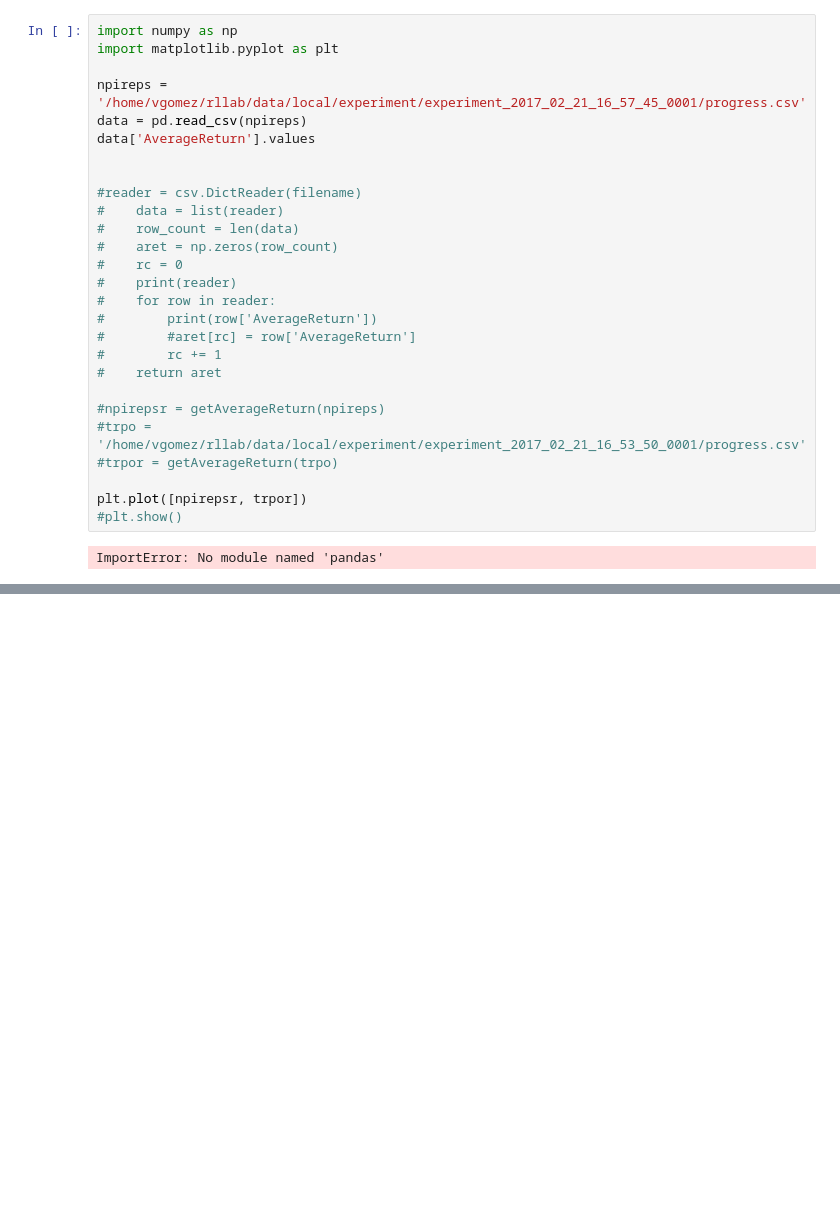
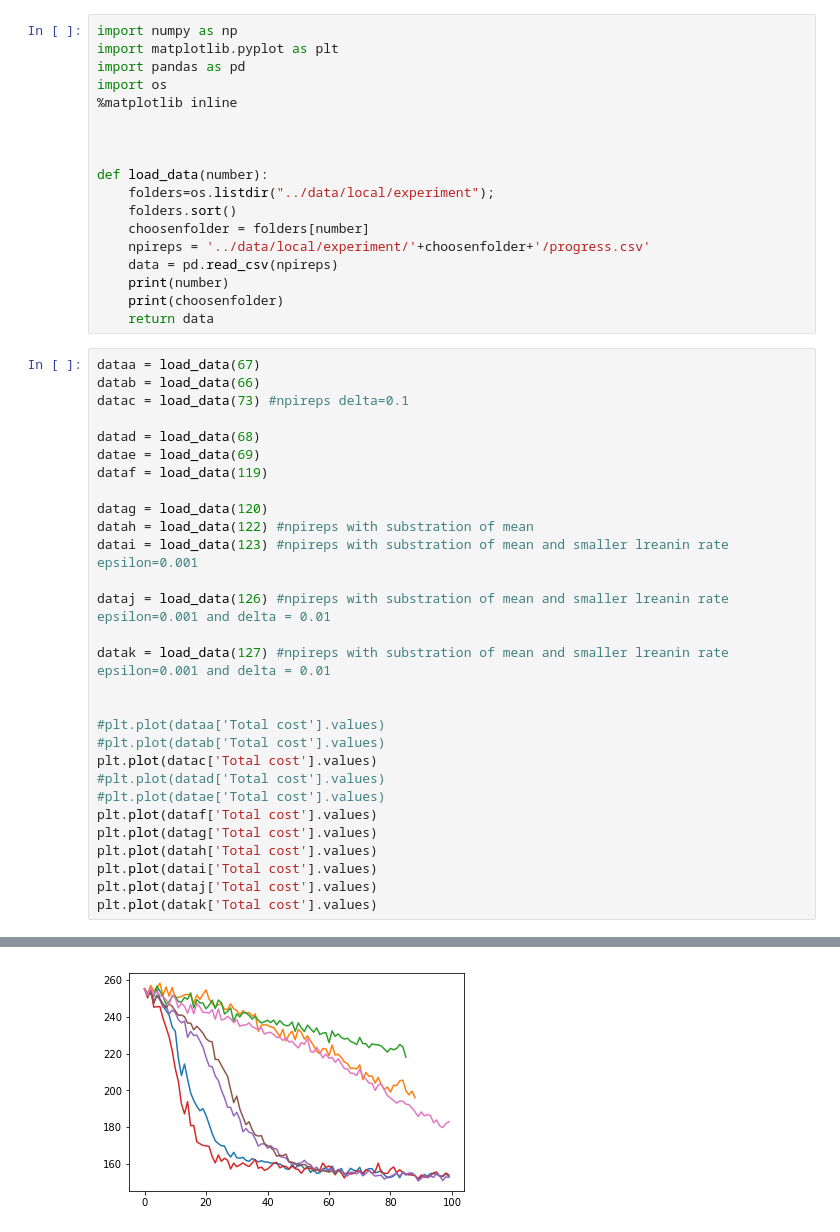
Before and after one commit to aig-upf/rllab, a Jupyter notebook: examples/plot_results.ipynb, the cells around one changed output, grey strips where cells are left out. Saved outputs shown, nothing was run; the diff lists cells and outputs as text; blank space fills up the shorter version.

```diff
--- a/examples/plot_results.ipynb
+++ b/examples/plot_results.ipynb
@@ -31,29 +1,48 @@ print(z.shape)
-# %%
-import numpy as np
-import matplotlib.pyplot as plt
-
-npireps = '/home/vgomez/rllab/data/local/experiment/experiment_2017_02_21_16_57_45_0001/progress.csv'
-data = pd.read_csv(npireps)
-data['AverageReturn'].values
-
-
-#reader = csv.DictReader(filename)
-#    data = list(reader)
-#    row_count = len(data)
-#    aret = np.zeros(row_count)
-#    rc = 0
-#    print(reader)
-#    for row in reader:
-#        print(row['AverageReturn'])
-#        #aret[rc] = row['AverageReturn']
-#        rc += 1
-#    return aret
-
-#npirepsr = getAverageReturn(npireps)
-#trpo = '/home/vgomez/rllab/data/local/experiment/experiment_2017_02_21_16_53_50_0001/progress.csv'
-#trpor = getAverageReturn(trpo)
-
-plt.plot([npirepsr, trpor])
-#plt.show()
-# %% [output]
-ImportError: No module named 'pandas'
+# %%
+import numpy as np
+import matplotlib.pyplot as plt
+import pandas as pd
+import os
+%matplotlib inline
+
+
+
+def load_data(number):
+    folders=os.listdir("../data/local/experiment");
+    folders.sort()
+    choosenfolder = folders[number]
+    npireps = '../data/local/experiment/'+choosenfolder+'/progress.csv'
+    data = pd.read_csv(npireps)
+    print(number)
+    print(choosenfolder)
+    return data
+# %%
+dataa = load_data(67)
+datab = load_data(66)
+datac = load_data(73) #npireps delta=0.1
+
+datad = load_data(68)
+datae = load_data(69)
+dataf = load_data(119)
+
+datag = load_data(120)
+datah = load_data(122) #npireps with substration of mean
+datai = load_data(123) #npireps with substration of mean and smaller lreanin rate epsilon=0.001
+
+dataj = load_data(126) #npireps with substration of mean and smaller lreanin rate epsilon=0.001 and delta = 0.01
+
+datak = load_data(127) #npireps with substration of mean and smaller lreanin rate epsilon=0.001 and delta = 0.01
+
+
+#plt.plot(dataa['Total cost'].values)
+#plt.plot(datab['Total cost'].values)
+plt.plot(datac['Total cost'].values)
+#plt.plot(datad['Total cost'].values)
+#plt.plot(datae['Total cost'].values)
+plt.plot(dataf['Total cost'].values)
+plt.plot(datag['Total cost'].values)
+plt.plot(datah['Total cost'].values)
+plt.plot(datai['Total cost'].values)
+plt.plot(dataj['Total cost'].values)
+plt.plot(datak['Total cost'].values)
+# %% [output]
@@ -59,0 +67 @@ ImportError: No module named 'pandas'
+[figure, added]
```
Also changed, not shown: parts of 16 cells of this notebook, 8 other files.
